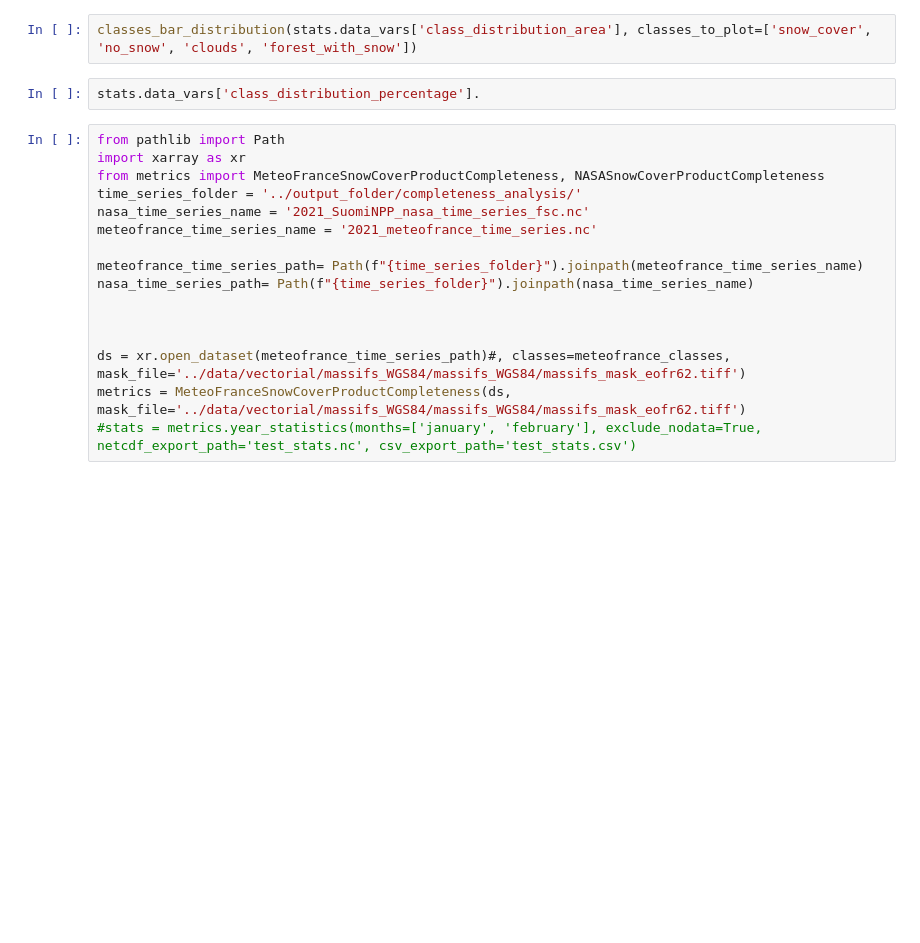
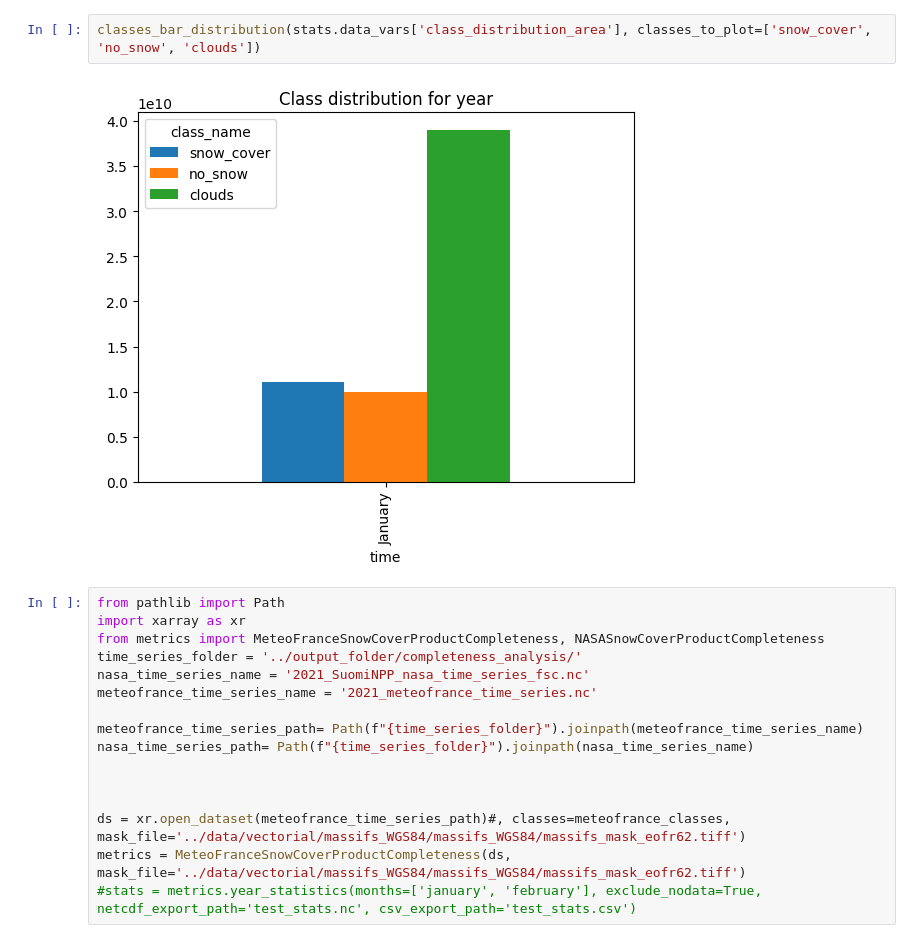
Before and after one commit to nicolaimpe/viirsnow, a Jupyter notebook: notebooks/viirs_data_analysis.ipynb, the cells around one changed output. Cells and saved outputs as stored; diff of their text form; blank space fills up the shorter version.

```diff
--- a/notebooks/viirs_data_analysis.ipynb
+++ b/notebooks/viirs_data_analysis.ipynb
@@ -35,7 +80,7 @@ classes_bar_distribution(stats.data_vars['class_distribution_percentage'], class
 # %%
-classes_bar_distribution(stats.data_vars['class_distribution_area'], classes_to_plot=['snow_cover', 'no_snow', 'clouds', 'forest_with_snow'])
+classes_bar_distribution(stats.data_vars['class_distribution_area'], classes_to_plot=['snow_cover', 'no_snow', 'clouds'])
+# %% [output]
+[figure, added]
-# %%
-stats.data_vars['class_distribution_percentage'].
 # %%
 from pathlib import Path
 import xarray as xr
```
Also changed, not shown: parts of 10 cells of this notebook, 2 other files.
